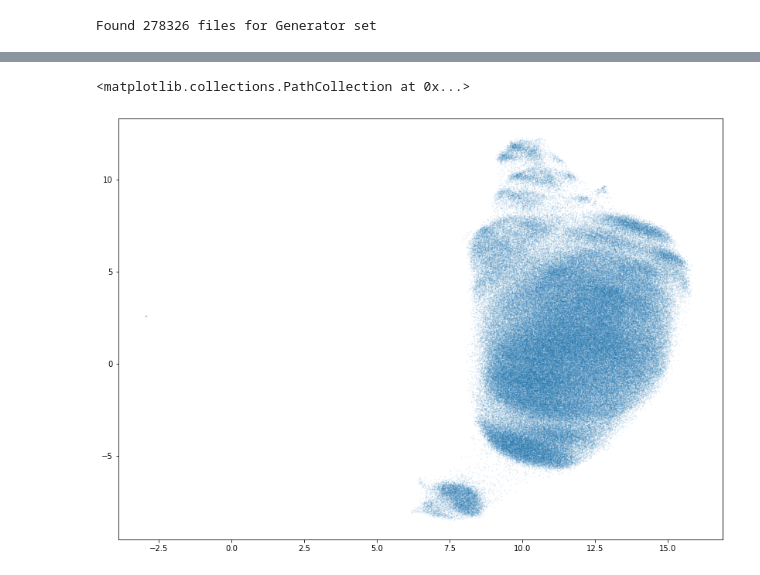
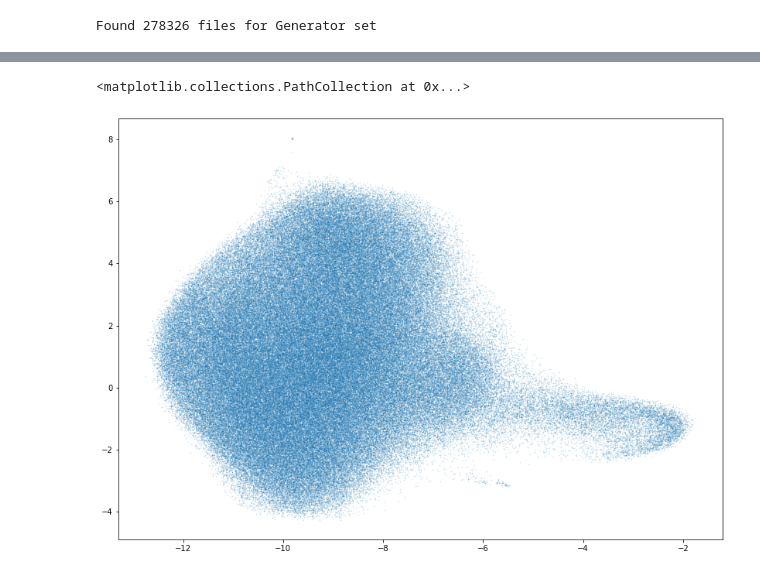
Before and after one commit to rollingstorms/Sound-Content-Music-Recommendation-System, a Jupyter notebook: Latent Eda.ipynb, the cells around one changed output, grey strips where cells are left out. Drawn from its saved outputs; the diff is of its cells as text; code cells hidden in the pictures.

Commit message:
modeling and eda on latent data

```diff
--- a/Latent Eda.ipynb
+++ b/Latent Eda.ipynb
@@ -10,9 +11,10 @@ from sklearn.cluster import KMeans
 # %%
-latent_space = LatentSpace(autoencoder_path='data/autoencoder_128dim_512f_tanh/',
+latent_space = LatentSpace(autoencoder_path='data/autoencoder_256dim_time_freq',
                         image_dir='data/Spotify/comp_pngs/',
-                        tracks_feather_path='data/all_tracks.feather'
+                        tracks_feather_path='data/all_tracks.feather',
+                        latent_dims=256
                         )
 # %% [output]
 Found 278326 files for Generator set
 # %%
-latent_space.load('data/latent_space_128dim_512f_tanh/')
+latent_space.load('data/autoencoder_256dim_time_freq/')
@@ -70,8 +39,8 @@ data = latent_space.tracks[latent_space.latent_cols]
 # %%
-embedding = umap.UMAP(n_neighbors=50, min_dist=.5).fit_transform(data)
+embedding = umap.UMAP(n_neighbors=500, min_dist=.5).fit_transform(data)
 # %%
 fig, ax = plt.subplots(1, figsize=(14, 10))
-plt.scatter(*embedding.T, s=0.3, alpha=.1)
+plt.scatter(*embedding.T, s=0.3, alpha=.2)
 # %% [output]
 <matplotlib.collections.PathCollection at 0x...>
-[figure, old version]
+[figure, new version]
```
Also changed, not shown: parts of 35 cells of this notebook, 8 other files.
